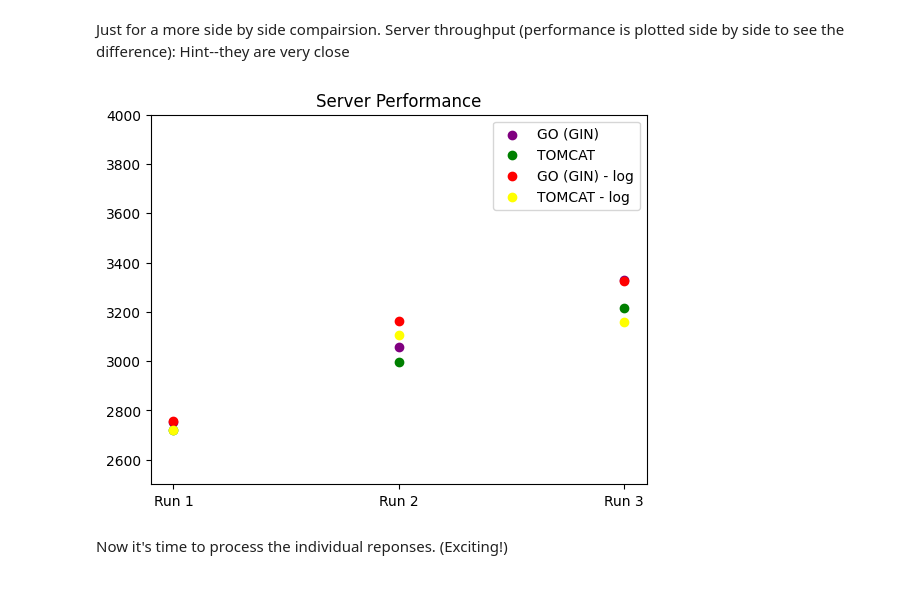
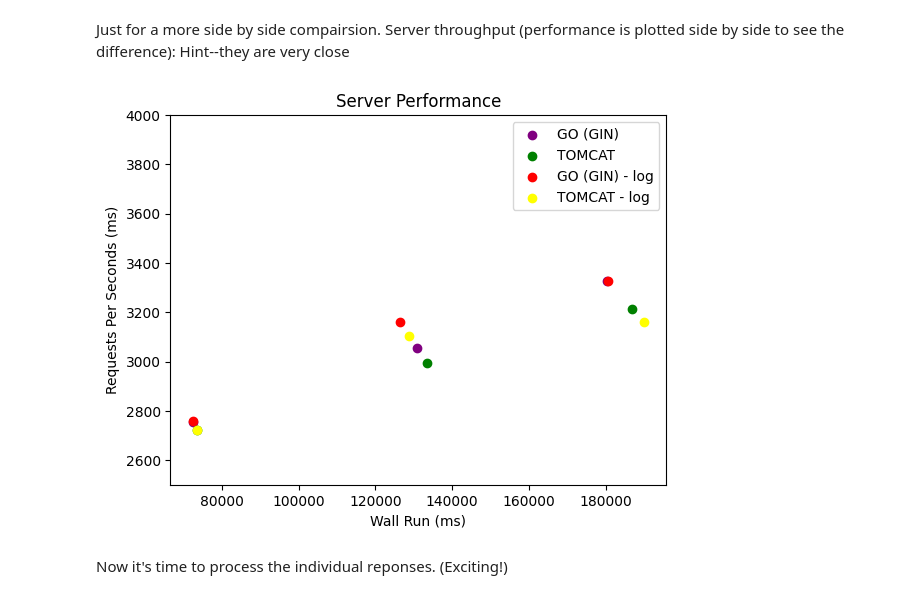
Before and after one commit to sjchin88/FA-23DBI, a Jupyter notebook: homework1/hw1_plot.ipynb, the cells around one changed output. Saved outputs shown, nothing was run; the diff lists cells and outputs as text; code cells hidden in the pictures.

```diff
--- a/homework1/hw1_plot.ipynb
+++ b/homework1/hw1_plot.ipynb
@@ -112,19 +126,21 @@ Just for a more side by side compairsion. Server throughput (performance is plot
 # %%
 plt.close()
 
 plt.title("Server Performance")
 plt.plot()
 x_scatter = ['Run 1', 'Run 2', 'Run 3']
 
-plt.scatter(x_scatter, throughput_go, color = 'purple', label = 'GO (GIN)')
-plt.scatter(x_scatter, throughput_tomcat, color = 'green', label = 'TOMCAT')
-plt.scatter(x_scatter, throughput_go_log, color = 'red', label = 'GO (GIN) - log')
-plt.scatter(x_scatter, throughput_tomcat_log, color = 'yellow', label = 'TOMCAT - log')
+plt.scatter(go_wall_run, throughput_go, color = 'purple', label = 'GO (GIN)')
+plt.scatter(tomcat_wall_run, throughput_tomcat, color = 'green', label = 'TOMCAT')
+plt.scatter(go_wall_run_log, throughput_go_log, color = 'red', label = 'GO (GIN) - log')
+plt.scatter(tomcat_wall_run_log, throughput_tomcat_log, color = 'yellow', label = 'TOMCAT - log')
+plt.xlabel("Wall Run (ms)")
+plt.ylabel("Requests Per Seconds (ms)")
 plt.ylim(2500, 4000)
 plt.legend()
 plt.show()
 # %% [output]
-[figure, old version]
+[figure, new version]
 # %% [markdown]
 Now it's time to process the individual reponses. (Exciting!)
 # %%
```
Also changed, not shown: parts of 5 cells of this notebook, 11 other files.
